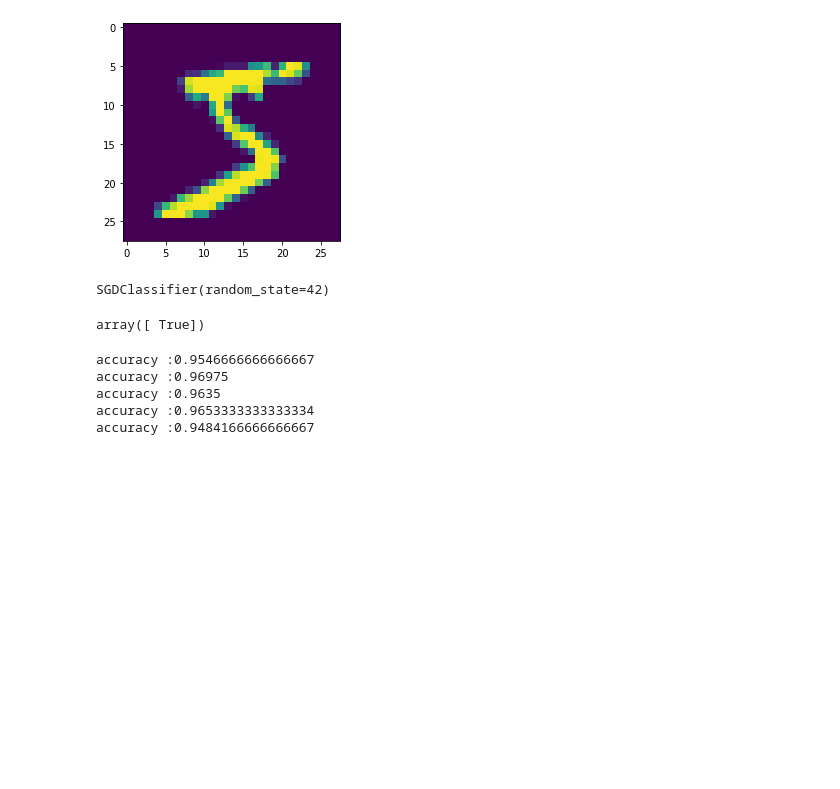
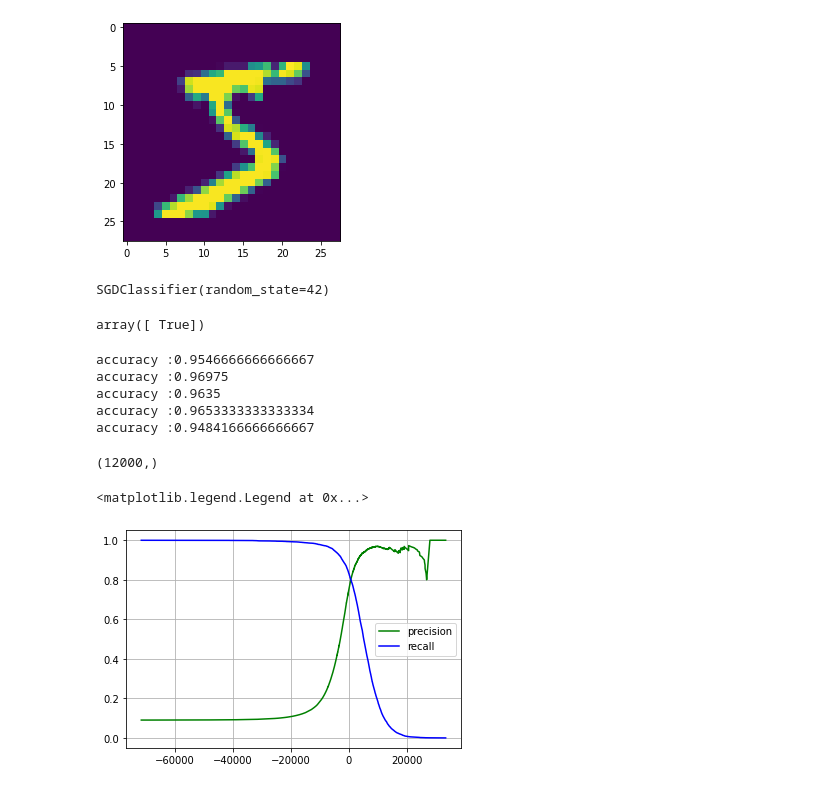
Before and after one commit to eshaanmandal/MNIST-digit-classifier, a Jupyter notebook: digit_recognise.ipynb, the cells around one changed output. Cells and saved outputs as stored; diff of their text form; code cells hidden in the pictures; blank space fills up the shorter version.

Commit message:
added plotter for precision_recall_curve

```diff
--- a/digit_recognise.ipynb
+++ b/digit_recognise.ipynb
@@ -70,0 +74,20 @@ accuracy :0.9484166666666667
+# %%
+print(y_test_5_fold.shape)
+# %% [output]
+(12000,)
+# %%
+from sklearn.model_selection import cross_val_predict
+
+y_scores=cross_val_predict(sgd_clf, X_train, y_train_5, cv=5, method="decision_function")
+# %%
+from sklearn.metrics import precision_recall_curve
+
+precision, recall, threshold =precision_recall_curve(y_train_5, y_scores)
+# %%
+plt.plot(threshold, precision[:-1], "-g", label="precision")
+plt.plot(threshold, recall[:-1], "-b", label="recall")
+plt.grid()
+plt.legend()
+# %% [output]
+<matplotlib.legend.Legend at 0x...>
+[figure, added]
```
Also changed, not shown: parts of 2 cells of this notebook.
